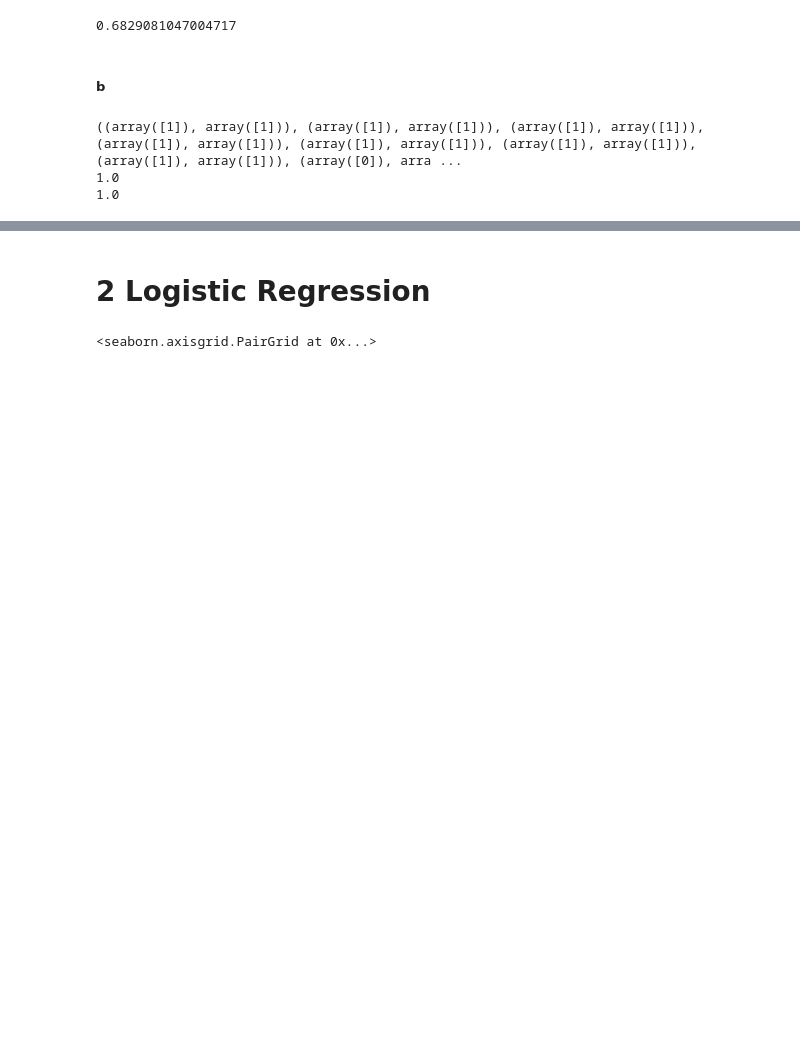
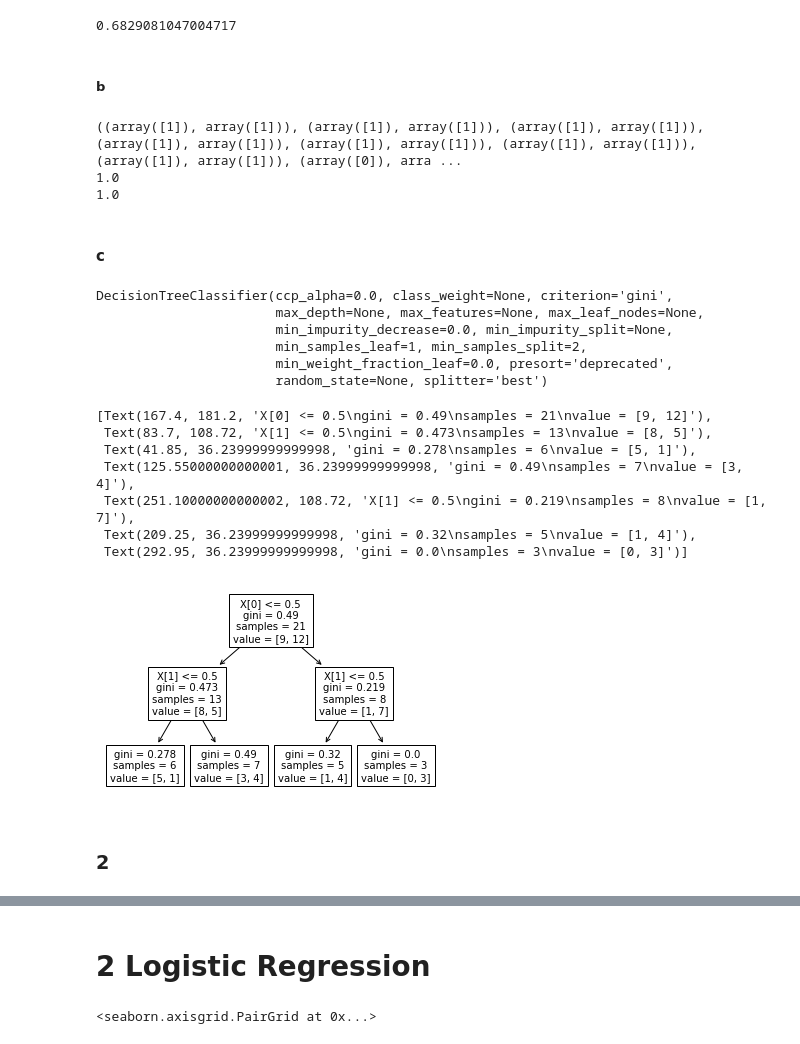
Before and after one commit to Prakhar-Saxena/CollegeAssignments, a Jupyter notebook: CS383/assn2/assn2.ipynb, the cells around one changed output, grey strips where cells are left out. Drawn from its saved outputs; the diff is of its cells as text; code cells hidden in the pictures; blank space fills up the shorter version.

```diff
--- a/CS383/assn2/assn2.ipynb
+++ b/CS383/assn2/assn2.ipynb
@@ -62,3 +61,28 @@ print(gain(y, X[:,1:2]))
 ((array([1]), array([1])), (array([1]), array([1])), (array([1]), array([1])), (array([1]), array([1])), (array([1]), array([1])), (array([1]), array([1])), (array([1]), array([1])), (array([0]), arra ...
 1.0
 1.0
+# %% [markdown]
+#### c
+# %%
+clf = tree.DecisionTreeClassifier()
+clf.fit(X,y)
+# %% [output]
+DecisionTreeClassifier(ccp_alpha=0.0, class_weight=None, criterion='gini',
+                       max_depth=None, max_features=None, max_leaf_nodes=None,
+                       min_impurity_decrease=0.0, min_impurity_split=None,
+                       min_samples_leaf=1, min_samples_split=2,
+                       min_weight_fraction_leaf=0.0, presort='deprecated',
+                       random_state=None, splitter='best')
+# %%
+tree.plot_tree(clf)
+# %% [output]
+[Text(167.4, 181.2, 'X[0] <= 0.5\ngini = 0.49\nsamples = 21\nvalue = [9, 12]'),
+ Text(83.7, 108.72, 'X[1] <= 0.5\ngini = 0.473\nsamples = 13\nvalue = [8, 5]'),
+ Text(41.85, 36.23999999999998, 'gini = 0.278\nsamples = 6\nvalue = [5, 1]'),
+ Text(125.55000000000001, 36.23999999999998, 'gini = 0.49\nsamples = 7\nvalue = [3, 4]'),
+ Text(251.10000000000002, 108.72, 'X[1] <= 0.5\ngini = 0.219\nsamples = 8\nvalue = [1, 7]'),
+ Text(209.25, 36.23999999999998, 'gini = 0.32\nsamples = 5\nvalue = [1, 4]'),
+ Text(292.95, 36.23999999999998, 'gini = 0.0\nsamples = 3\nvalue = [0, 3]')]
+[figure, added]
+# %% [markdown]
+### 2
```
Also changed, not shown: parts of 17 cells of this notebook.
